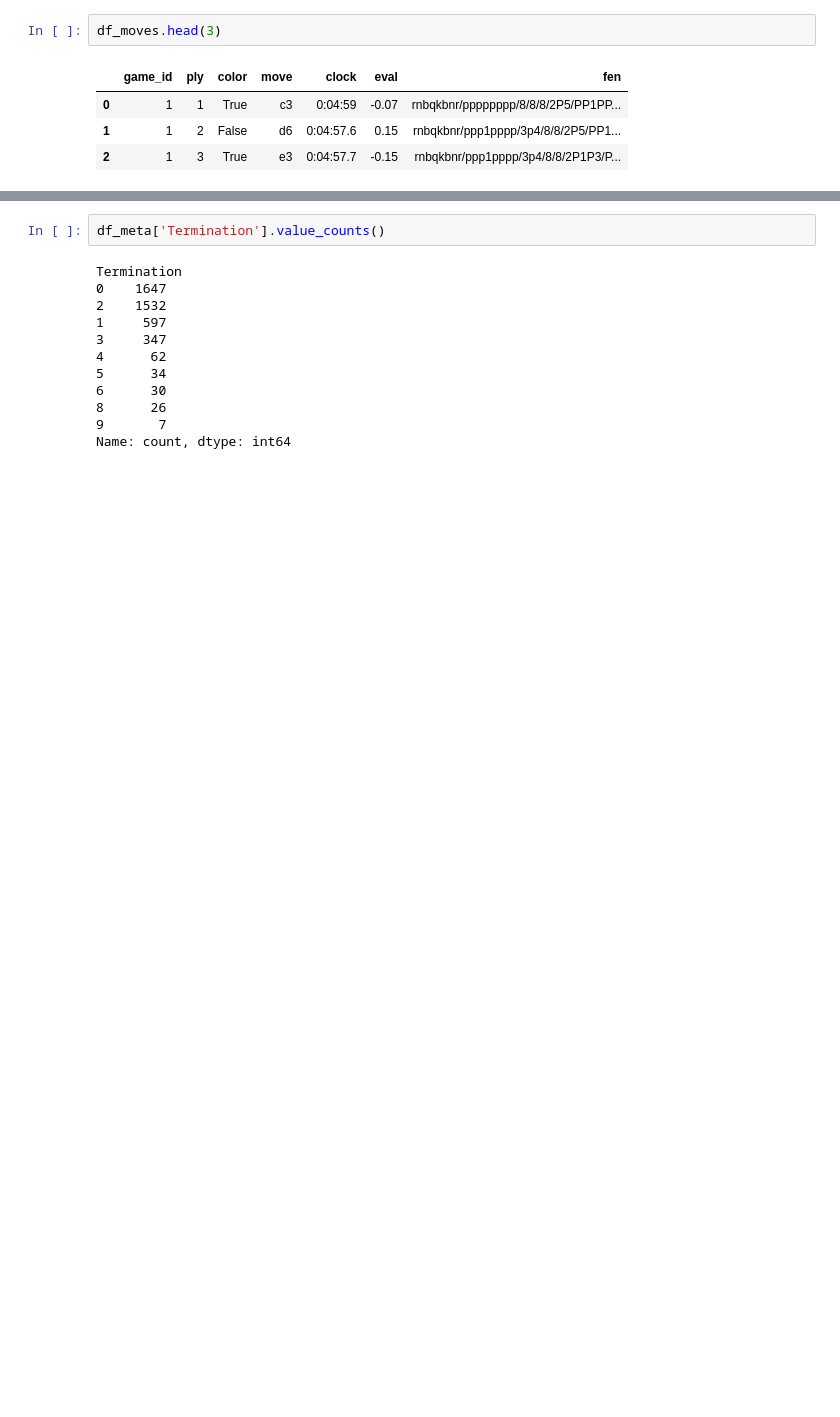
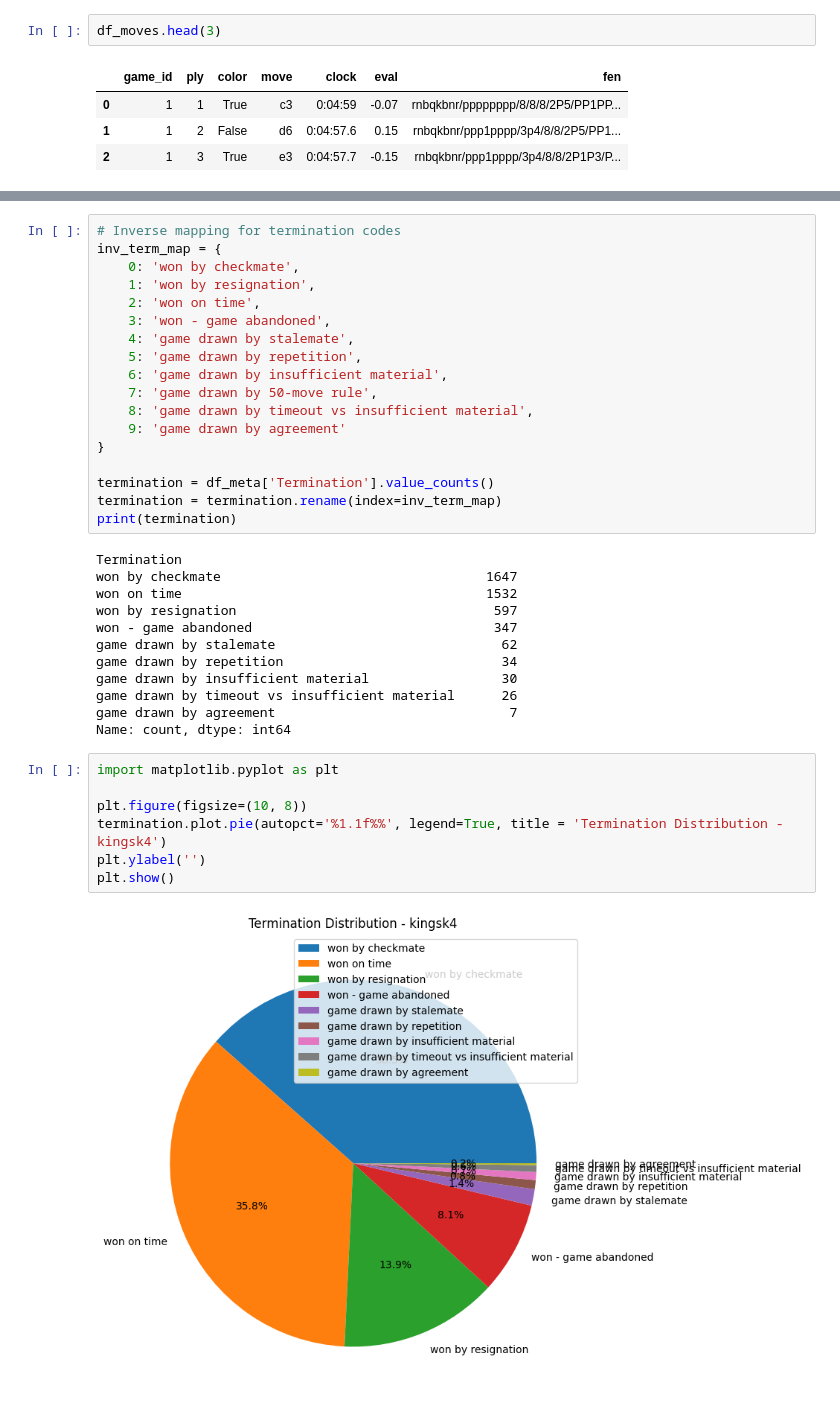
Before and after one commit to bryankeating10/WildHorse-Analytics-Chess-v2, a Jupyter notebook: Development/kingsk_data_preview.ipynb, the cells around one changed output, grey strips where cells are left out. Saved outputs shown, nothing was run; the diff lists cells and outputs as text; blank space fills up the shorter version.

Commit message:
Termination breakdown analysis

```diff
--- a/Development/kingsk_data_preview.ipynb
+++ b/Development/kingsk_data_preview.ipynb
@@ -22,14 +24,39 @@ df_moves.head(3)
 # %%
-df_meta['Termination'].value_counts()
+# Inverse mapping for termination codes
+inv_term_map = {
+    0: 'won by checkmate',
+    1: 'won by resignation',
+    2: 'won on time',
+    3: 'won - game abandoned',
+    4: 'game drawn by stalemate',
+    5: 'game drawn by repetition',
+    6: 'game drawn by insufficient material',
+    7: 'game drawn by 50-move rule',
+    8: 'game drawn by timeout vs insufficient material',
+    9: 'game drawn by agreement'
+}
+
+termination = df_meta['Termination'].value_counts()
+termination = termination.rename(index=inv_term_map)
+print(termination)
 # %% [output]
 Termination
-0    1647
-2    1532
-1     597
-3     347
-4      62
-5      34
-6      30
-8      26
-9       7
+won by checkmate                                  1647
+won on time                                       1532
+won by resignation                                 597
+won - game abandoned                               347
+game drawn by stalemate                             62
+game drawn by repetition                            34
+game drawn by insufficient material                 30
+game drawn by timeout vs insufficient material      26
+game drawn by agreement                              7
 Name: count, dtype: int64
+# %%
+import matplotlib.pyplot as plt
+
+plt.figure(figsize=(10, 8))
+termination.plot.pie(autopct='%1.1f%%', legend=True, title = 'Termination Distribution - kingsk4')
+plt.ylabel('')
+plt.show()
+# %% [output]
+[figure, added]
```
Also changed, not shown: parts of 1 cell of this notebook.
